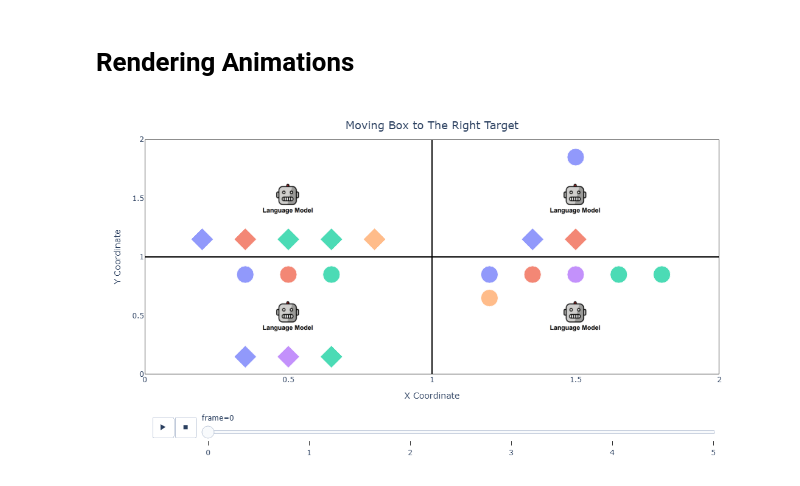
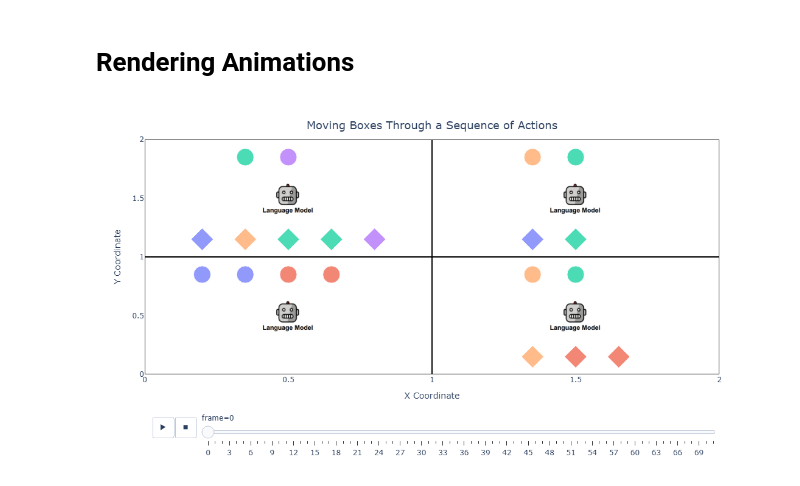
Before and after one commit to KevinBian107/RPLH, a Jupyter notebook: demos/render.ipynb, the cells around one changed output. Drawn from its saved outputs; the diff is of its cells as text; code cells hidden in the pictures.

Commit message:
rendering_list_action

```diff
--- a/demos/render.ipynb
+++ b/demos/render.ipynb
@@ -16,21 +16,27 @@ from rplh.rendering.render_state import *
 from rplh.rendering.animations import *
 # %% [markdown]
 # Rendering of States
+# %%
+
+import os
+import json
+
+# Define the directory containing the JSON files
+directory = "C:/Users/huang/Multi-Agency/RPLH_new/RPLH/demos/converging_samples/rplh_efficient_1/response"
+
+# Initialize an empty list to store the loaded data
+action_list_raw = []
+
+for i in range(13):
+    file_path = os.path.join(directory, f'response{i}.json')
+    with open(file_path, 'r') as file:
+        action_list_raw.append(json.load(file))
 # %%
-pg_state_0 =  {"0.5_0.5": ["box_blue", "target_blue", "target_red", "box_green", "target_purple", "box_purple"],
-               "0.5_1.5": ["box_blue", "box_red", "box_purple", "box_purple", "box_orange"],
-               "1.5_0.5": ["target_blue", "target_red", "target_green", "target_purple", "target_purple", "target_orange"],
-               "1.5_1.5": ["target_blue", "box_blue", "box_red"]}
-
-action_0 = {'Agent[0.5, 0.5]': 'move(box_blue, target_blue)',
-            'Agent[1.5, 1.5]': 'move(box_red, square[1.5, 0.5])'}
-
-action_1 = {'Agent[1.5, 1.5]': 'move(box_blue, target_blue)',
-            'Agent[1.5, 0.5]': 'move(box_red, target_red)'}
-
-
-action = transform_action(action_0)
-action_list_raw = [action_0, action_1]
+pg_state_0 =  {"0.5_0.5": ["target_blue", "target_blue", "target_green", "target_green"],
+               "0.5_1.5": ["box_blue", "box_red", "box_purple", "target_purple", "box_purple", "box_orange", "target_orange"],
+               "1.5_0.5": ["box_red", "target_red", "box_green", "box_green", "target_purple"],
+               "1.5_1.5": ["box_blue", "target_red", "target_purple", "box_purple"]}
+#action_list_raw = [action_0, action_1]
 box_map, action_list = trans_data(pg_state_0, action_list_raw)
 print("box map:", box_map)
 print("-------------------------------------------------------------------------------------------")
@@ -94,6 +100,6 @@ render_graph(box_map)
 # %% [markdown]
 # Rendering Animations
 # %%
-render_animate(box_map, action_list[0], num_frames = 5)
+render_animate(box_map, action_list, num_frames = 5)
 # %% [output]
-[figure, old version]
+[figure, new version]
```
Also changed, not shown: parts of 5 cells of this notebook, 1 other file.
